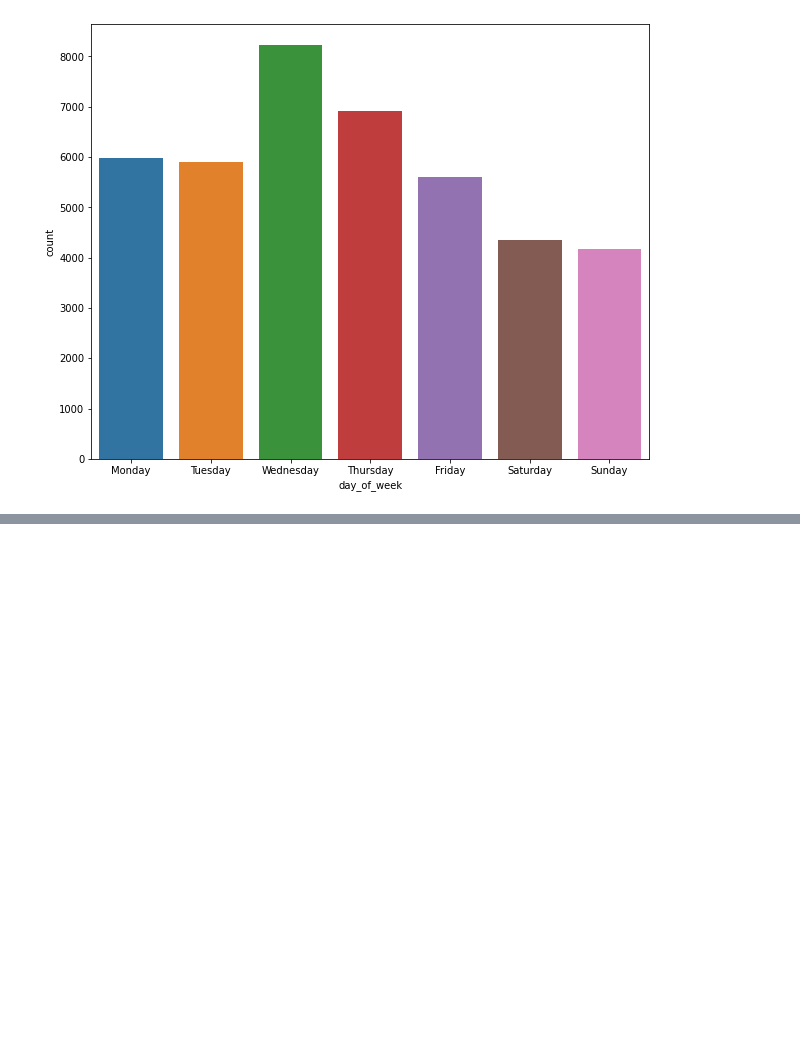
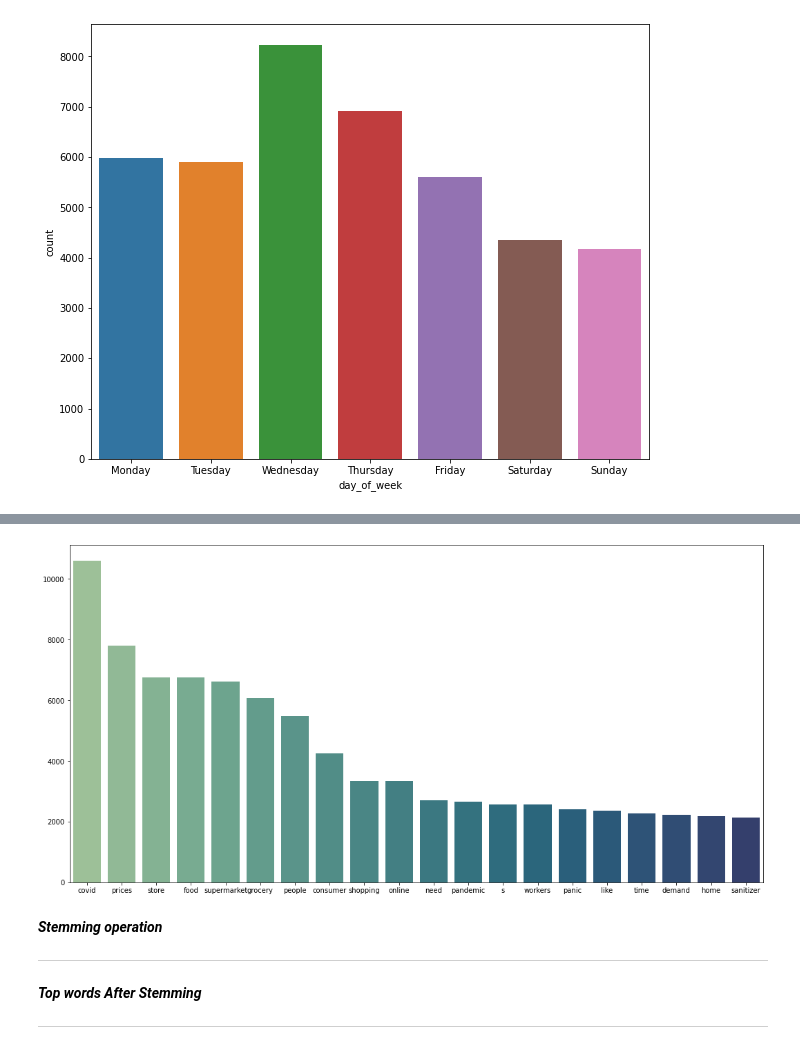
Before and after one commit to adilimam12/Classification-capstone-project-3, a Jupyter notebook: Coronavirus_tweet_sentiment_analysis.ipynb, the cells around one changed output, grey strips where cells are left out. Cells and saved outputs as stored; diff of their text form; code cells hidden in the pictures; blank space fills up the shorter version.

```diff
--- a/Coronavirus_tweet_sentiment_analysis.ipynb
+++ b/Coronavirus_tweet_sentiment_analysis.ipynb
@@ -379,0 +652,7 @@ plt.show()
+# %%
+#getting list of most used words in our data.
+import collections
+import re
+words = re.findall(r'\w+', all_words)
+most_common = collections.Counter(words).most_common(20)
+most_common
@@ -379,0 +680,14 @@ plt.show()
+# %%
+most_common_dict= dict(most_common)
+x= list(most_common_dict.keys())
+y= list(most_common_dict.values())
+# %%
+plt.rcParams['figure.figsize']= (18,9)
+sns.barplot(x , y,palette='crest')
+plt.show()
+# %% [output]
+[figure, added]
+# %% [markdown]
+***Stemming operation***
+
+---
@@ -379,0 +704,4 @@ plt.show()
+# %% [markdown]
+***Top words After Stemming***
+
+---
```
Also changed, not shown: parts of 59 cells of this notebook.
